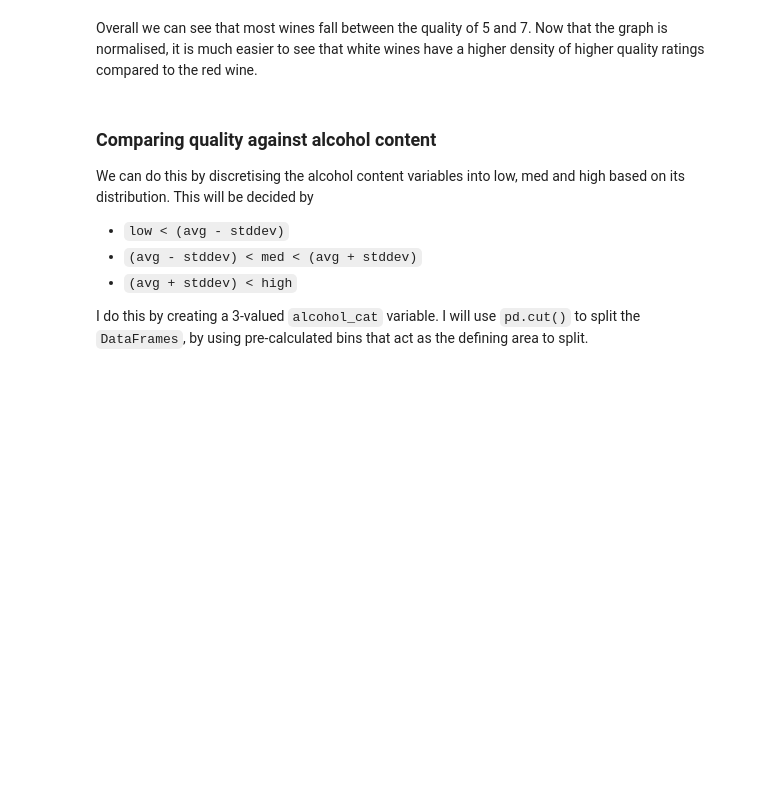
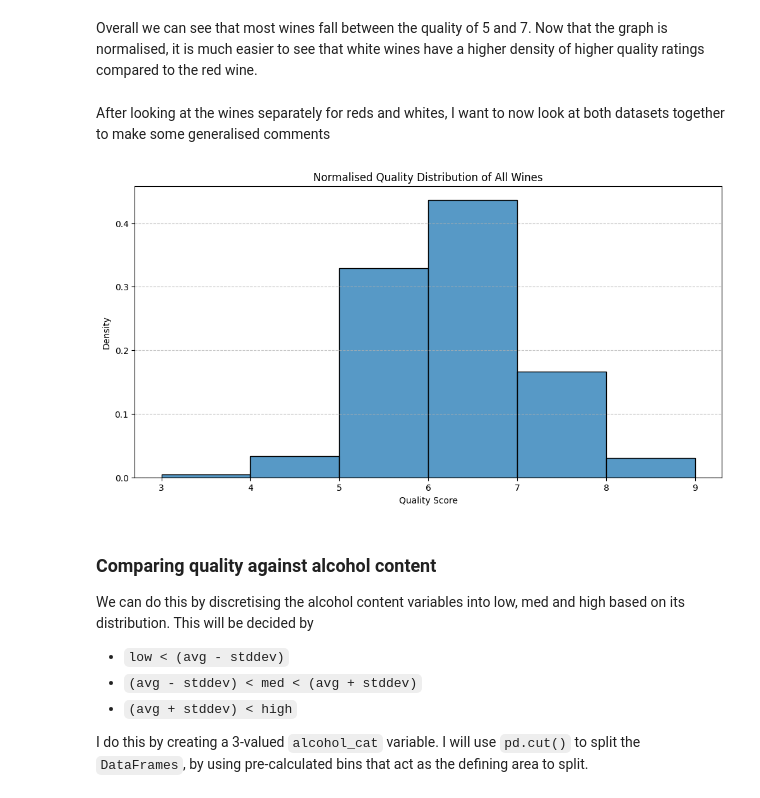
Before and after one commit to LeoGaunt/csc2034_DataScience_WineQuality, a Jupyter notebook: Wine_Quality.ipynb, the cells around one changed output. Cells and saved outputs as stored; diff of their text form; code cells hidden in the pictures; blank space fills up the shorter version.

```diff
--- a/Wine_Quality.ipynb
+++ b/Wine_Quality.ipynb
@@ -99,6 +121,21 @@ plt.show()
 [figure]
 # %% [markdown]
 Overall we can see that most wines fall between the quality of 5 and 7. Now that the graph is normalised, it is much easier to see that white wines have a higher density of higher quality ratings compared to the red wine.
+# %% [markdown]
+After looking at the wines separately for reds and whites, I want to now look at both datasets together to make some generalised comments
+# %%
+import seaborn as sns
+
+plt.figure(figsize=(12,6))
+sns.histplot(wine_all["quality"], bins=range(3, 10), kde=False, stat="density")
+plt.xlabel("Quality Score")
+plt.ylabel("Density")
+plt.title("Normalised Quality Distribution of All Wines")
+plt.xticks(range(3, 10))
+plt.grid(axis="y", linestyle="--", alpha=0.7)
+plt.show()
+# %% [output]
+[figure, added]
 # %% [markdown]
 ### Comparing quality against alcohol content
 
```
Also changed, not shown: parts of 20 cells of this notebook.
